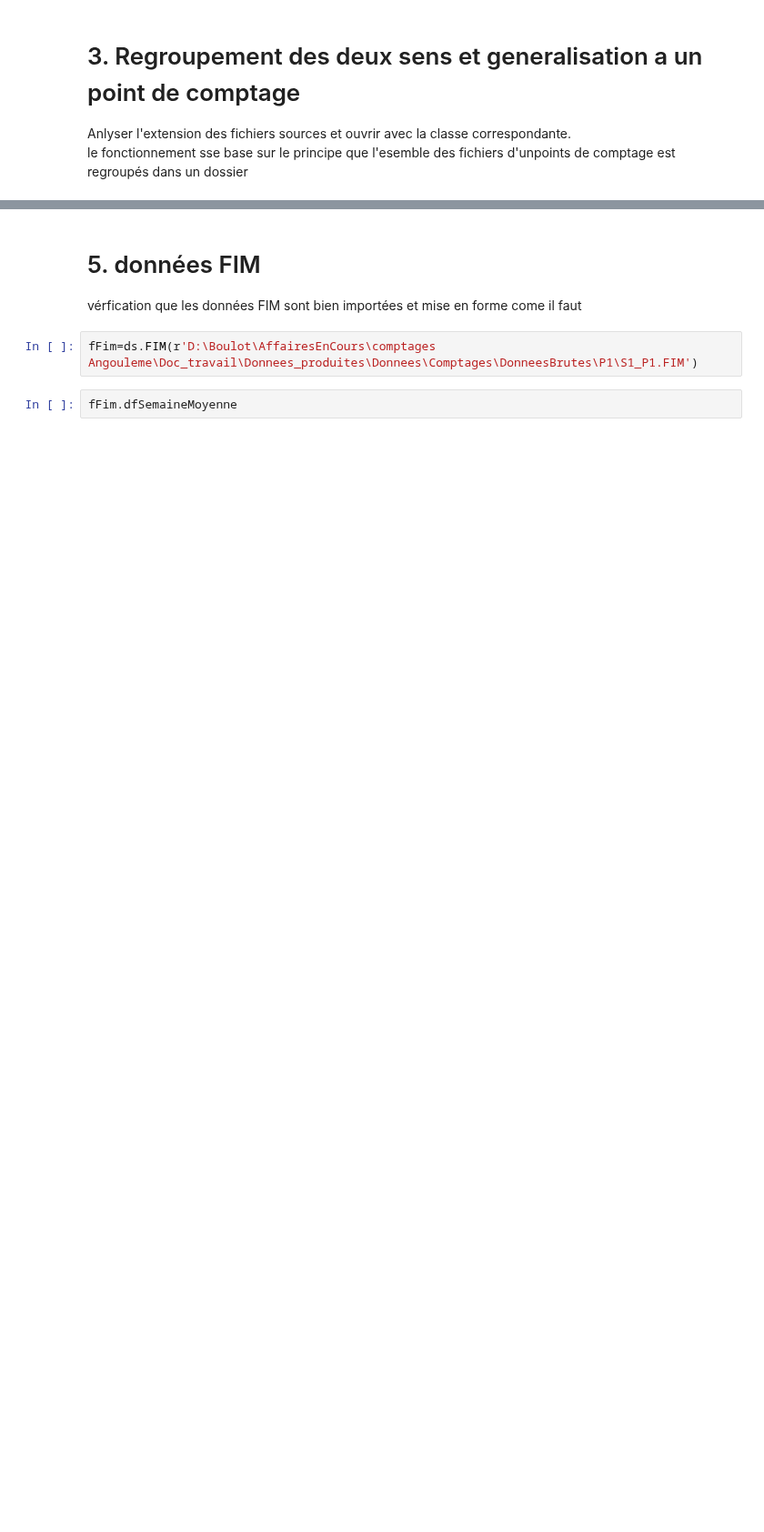
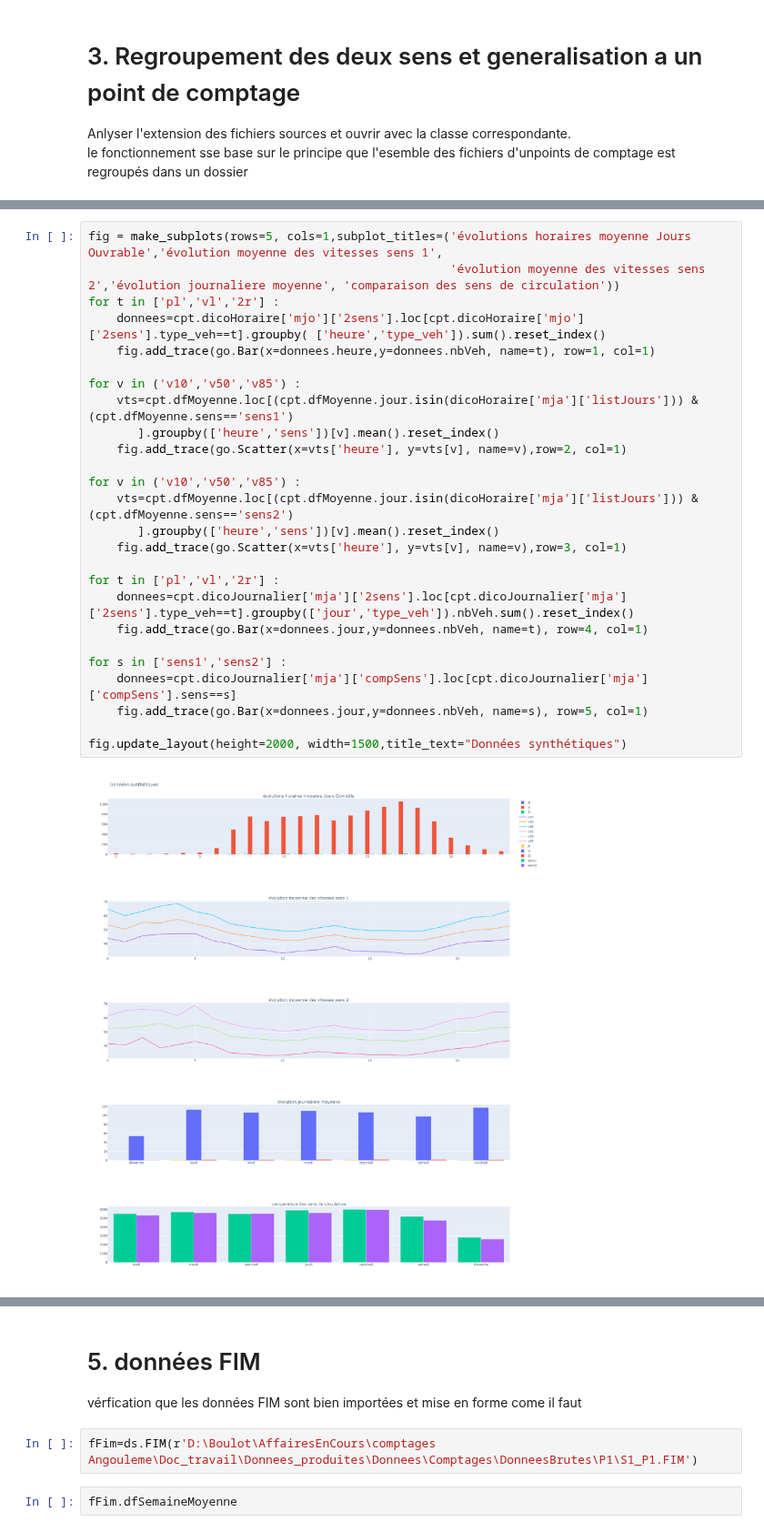
Before and after one commit to nantodevison/otv, a Jupyter notebook: otv/Transfert_Donnees/Fichiers_sources.ipynb, the cells around one changed output, grey strips where cells are left out. Shown at 91% size. Cells and saved outputs as stored; diff of their text form; blank space fills up the shorter version.

```diff
--- a/otv/Transfert_Donnees/Fichiers_sources.ipynb
+++ b/otv/Transfert_Donnees/Fichiers_sources.ipynb
@@ -86,0 +114,28 @@ dicoJournalier['mjo']['2sens']['graph']
+# %%
+fig = make_subplots(rows=5, cols=1,subplot_titles=('évolutions horaires moyenne Jours Ouvrable','évolution moyenne des vitesses sens 1',
+                                                   'évolution moyenne des vitesses sens 2','évolution journaliere moyenne', 'comparaison des sens de circulation'))
+for t in ['pl','vl','2r'] :
+    donnees=cpt.dicoHoraire['mjo']['2sens'].loc[cpt.dicoHoraire['mjo']['2sens'].type_veh==t].groupby( ['heure','type_veh']).sum().reset_index()
+    fig.add_trace(go.Bar(x=donnees.heure,y=donnees.nbVeh, name=t), row=1, col=1)
+
+for v in ('v10','v50','v85') :
+    vts=cpt.dfMoyenne.loc[(cpt.dfMoyenne.jour.isin(dicoHoraire['mja']['listJours'])) & (cpt.dfMoyenne.sens=='sens1')
+       ].groupby(['heure','sens'])[v].mean().reset_index()
+    fig.add_trace(go.Scatter(x=vts['heure'], y=vts[v], name=v),row=2, col=1)
+
+for v in ('v10','v50','v85') :
+    vts=cpt.dfMoyenne.loc[(cpt.dfMoyenne.jour.isin(dicoHoraire['mja']['listJours'])) & (cpt.dfMoyenne.sens=='sens2')
+       ].groupby(['heure','sens'])[v].mean().reset_index()
+    fig.add_trace(go.Scatter(x=vts['heure'], y=vts[v], name=v),row=3, col=1)
+
+for t in ['pl','vl','2r'] :
+    donnees=cpt.dicoJournalier['mja']['2sens'].loc[cpt.dicoJournalier['mja']['2sens'].type_veh==t].groupby(['jour','type_veh']).nbVeh.sum().reset_index()
+    fig.add_trace(go.Bar(x=donnees.jour,y=donnees.nbVeh, name=t), row=4, col=1)
+
+for s in ['sens1','sens2'] :
+    donnees=cpt.dicoJournalier['mja']['compSens'].loc[cpt.dicoJournalier['mja']['compSens'].sens==s]
+    fig.add_trace(go.Bar(x=donnees.jour,y=donnees.nbVeh, name=s), row=5, col=1)
+
+fig.update_layout(height=2000, width=1500,title_text="Données synthétiques")
+# %% [output]
+[figure, added]
```
Also changed, not shown: parts of 25 cells of this notebook, 1 other file.
